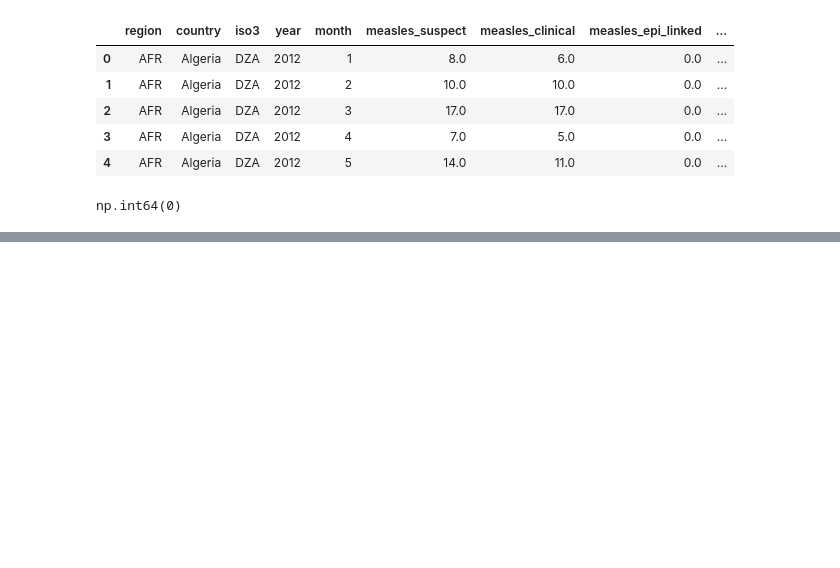
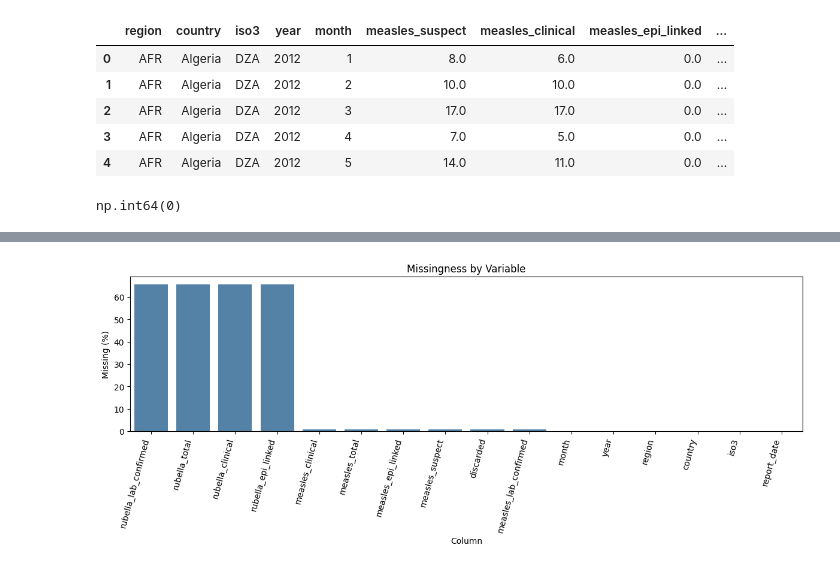
Before and after one commit to onchonga-programmer/measles-around-the-world, a Jupyter notebook: notebooks/monthly_measles.ipynb, the cells around one changed output, grey strips where cells are left out. Saved outputs shown, nothing was run; the diff lists cells and outputs as text; code cells hidden in the pictures; blank space fills up the shorter version.

```diff
--- a/notebooks/monthly_measles.ipynb
+++ b/notebooks/monthly_measles.ipynb
@@ -81,14 +81,7 @@ monthly_data.duplicated().sum()
 np.int64(0)
 # %%
 # Data cleaning pipeline (monthly measles)
-region_map = {
-    "AFR": "AFRO",
-    "AMR": "AMRO",
-    "EMR": "EMRO",
-    "EUR": "EURO",
-    "SEAR": "SEARO",
-    "WPR": "WPRO",
-}
+
 
 monthly_clean = monthly_data.copy()
 
@@ -96,8 +89,7 @@ monthly_clean = monthly_data.copy()
 for col in ["region", "country", "iso3"]:
     monthly_clean[col] = monthly_clean[col].astype("string").str.strip()
 
-# Normalize region codes to WHO naming used in cleaned outputs
-monthly_clean["region"] = monthly_clean["region"].replace(region_map)
+
 
 # Coerce numeric columns to numeric dtype
 numeric_cols = [
@@ -170,0 +189,8 @@ print(f"Saved cleaned data to: {output_path}")
+# %%
+# Exploratory Data Analysis (EDA): setup
+eda_df = monthly_clean.copy() if "monthly_clean" in globals() else monthly_data.copy()
+
+print(f"Rows: {eda_df.shape[0]:,}")
+print(f"Columns: {eda_df.shape[1]}")
+
+eda_df.head()
@@ -170,0 +206,14 @@ print(f"Saved cleaned data to: {output_path}")
+# %%
+# Missing values by column (%)
+missing_pct = (eda_df.isna().mean() * 100).sort_values(ascending=False)
+
+plt.figure(figsize=(12, 5))
+sns.barplot(x=missing_pct.index, y=missing_pct.values, color="steelblue")
+plt.xticks(rotation=75, ha="right")
+plt.ylabel("Missing (%)")
+plt.xlabel("Column")
+plt.title("Missingness by Variable")
+plt.tight_layout()
+plt.show()
+# %% [output]
+[figure, added]
```
Also changed, not shown: parts of 11 cells of this notebook.
